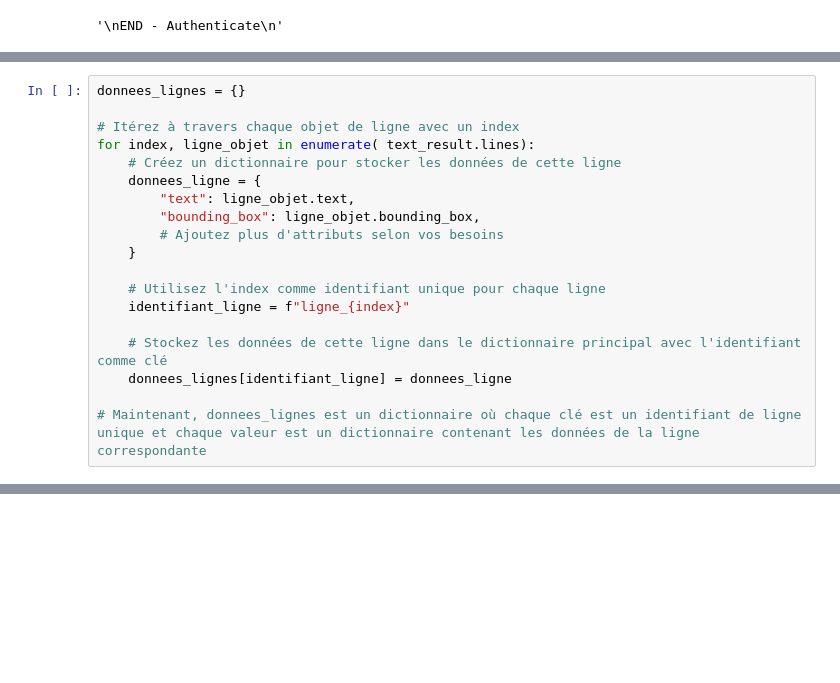
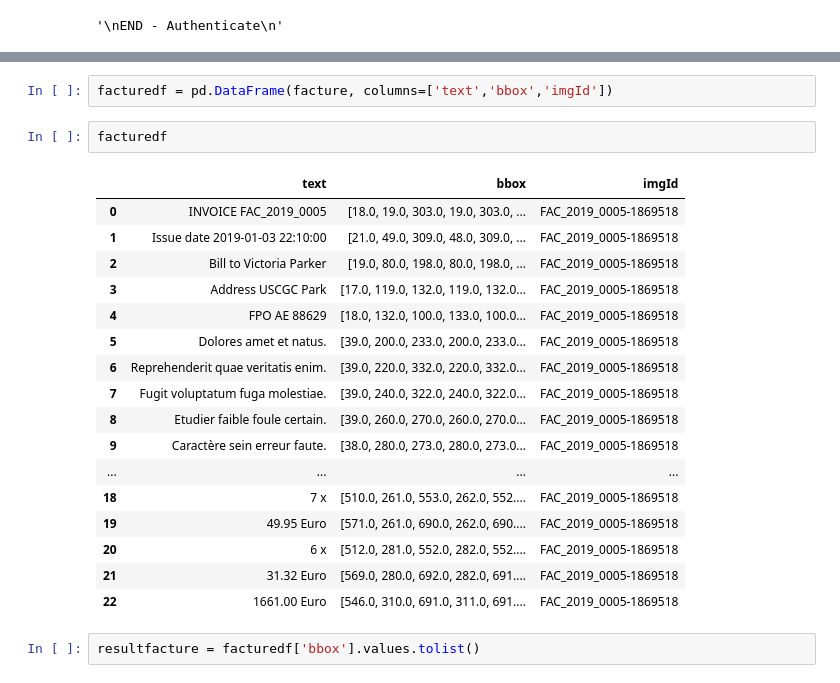
Before and after one commit to data-IA-2023/RED-OCR, a Jupyter notebook: mainv2.ipynb, the cells around one changed output, grey strips where cells are left out. Cells and saved outputs as stored; diff of their text form; blank space fills up the shorter version.

```diff
--- a/mainv2.ipynb
+++ b/mainv2.ipynb
@@ -140,19 +151,0 @@ donnees_lignes = { 'facture' :
-# %%
-donnees_lignes = {}
-
-# Itérez à travers chaque objet de ligne avec un index
-for index, ligne_objet in enumerate( text_result.lines):
-    # Créez un dictionnaire pour stocker les données de cette ligne
-    donnees_ligne = {
-        "text": ligne_objet.text,
-        "bounding_box": ligne_objet.bounding_box,
-        # Ajoutez plus d'attributs selon vos besoins
-    }
-
-    # Utilisez l'index comme identifiant unique pour chaque ligne
-    identifiant_ligne = f"ligne_{index}"
-
-    # Stockez les données de cette ligne dans le dictionnaire principal avec l'identifiant comme clé
-    donnees_lignes[identifiant_ligne] = donnees_ligne
-
-# Maintenant, donnees_lignes est un dictionnaire où chaque clé est un identifiant de ligne unique et chaque valeur est un dictionnaire contenant les données de la ligne correspondante
@@ -216,0 +679,24 @@ facture
+# %%
+facturedf = pd.DataFrame(facture, columns=['text','bbox','imgId'])
+# %%
+facturedf
+# %% [output]
+|  | text | bbox | imgId |
+| 0 | INVOICE FAC_2019_0005 | [18.0, 19.0, 303.0, 19.0, 303.0, ... | FAC_2019_0005-1869518 |
+| 1 | Issue date 2019-01-03 22:10:00 | [21.0, 49.0, 309.0, 48.0, 309.0, ... | FAC_2019_0005-1869518 |
+| 2 | Bill to Victoria Parker | [19.0, 80.0, 198.0, 80.0, 198.0, ... | FAC_2019_0005-1869518 |
+| 3 | Address USCGC Park | [17.0, 119.0, 132.0, 119.0, 132.0... | FAC_2019_0005-1869518 |
+| 4 | FPO AE 88629 | [18.0, 132.0, 100.0, 133.0, 100.0... | FAC_2019_0005-1869518 |
+| 5 | Dolores amet et natus. | [39.0, 200.0, 233.0, 200.0, 233.0... | FAC_2019_0005-1869518 |
+| 6 | Reprehenderit quae veritatis enim. | [39.0, 220.0, 332.0, 220.0, 332.0... | FAC_2019_0005-1869518 |
+| 7 | Fugit voluptatum fuga molestiae. | [39.0, 240.0, 322.0, 240.0, 322.0... | FAC_2019_0005-1869518 |
+| 8 | Etudier faible foule certain. | [39.0, 260.0, 270.0, 260.0, 270.0... | FAC_2019_0005-1869518 |
+| 9 | Caractère sein erreur faute. | [38.0, 280.0, 273.0, 280.0, 273.0... | FAC_2019_0005-1869518 |
+| ... | ... | ... | ... |
+| 18 | 7 x | [510.0, 261.0, 553.0, 262.0, 552.... | FAC_2019_0005-1869518 |
+| 19 | 49.95 Euro | [571.0, 261.0, 690.0, 262.0, 690.... | FAC_2019_0005-1869518 |
+| 20 | 6 x | [512.0, 281.0, 552.0, 282.0, 552.... | FAC_2019_0005-1869518 |
+| 21 | 31.32 Euro | [569.0, 280.0, 692.0, 282.0, 691.... | FAC_2019_0005-1869518 |
+| 22 | 1661.00 Euro | [546.0, 310.0, 691.0, 311.0, 691.... | FAC_2019_0005-1869518 |
+# %%
+resultfacture = facturedf['bbox'].values.tolist()
```
Also changed, not shown: parts of 41 cells of this notebook, 5 other files.
